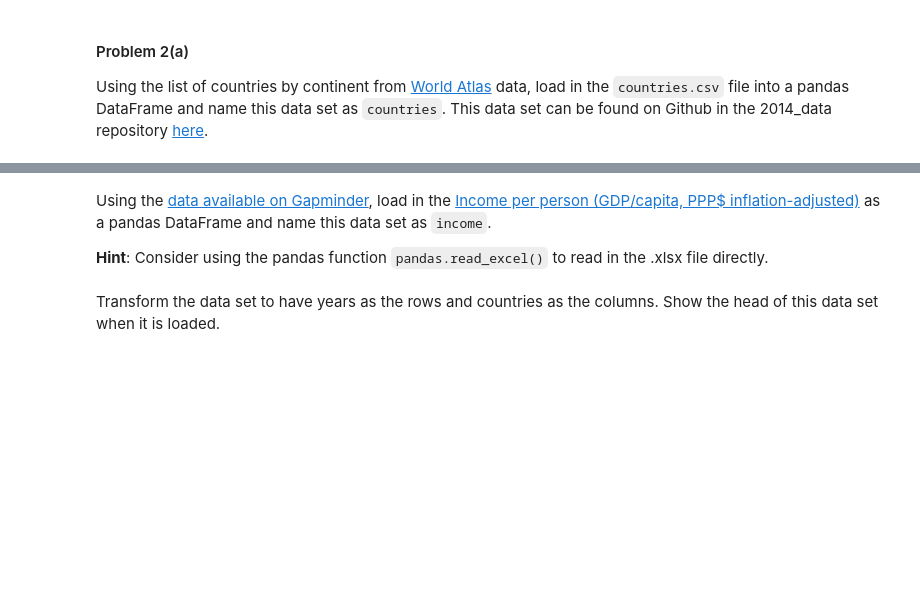
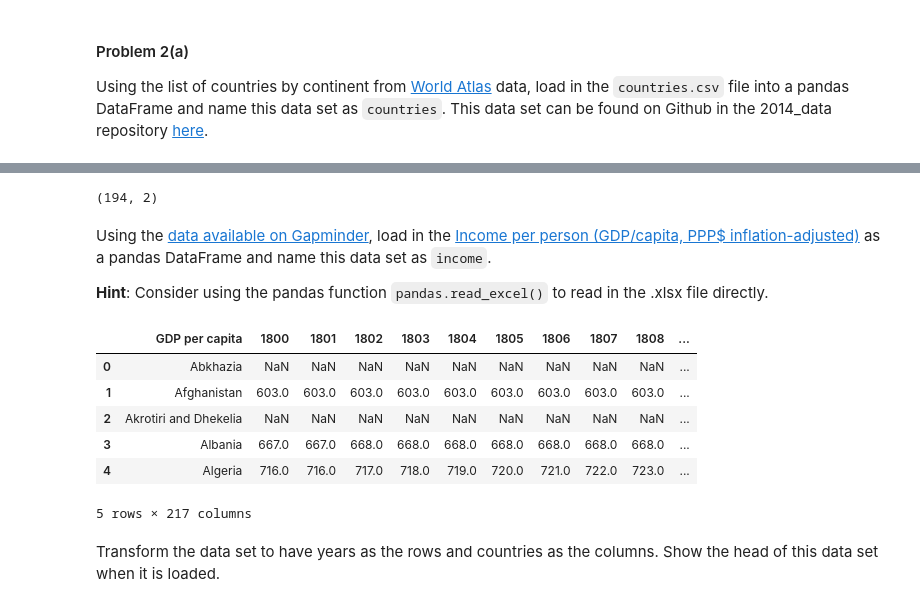
Before and after one commit to lrnzfontana/2014, a Jupyter notebook: homework/HW1.ipynb, the cells around one changed output, grey strips where cells are left out. Drawn from its saved outputs; the diff is of its cells as text; code cells hidden in the pictures; blank space fills up the shorter version.

```diff
--- a/homework/HW1.ipynb
+++ b/homework/HW1.ipynb
@@ -211,3 +227,7 @@ Using the list of countries by continent from [World Atlas](http://www.worldatla
+# %%
+countries.shape
+# %% [output]
+(194, 2)
 # %% [markdown]
 Using the [data available on Gapminder](http://www.gapminder.org/data/), load in the [Income per person (GDP/capita, PPP$ inflation-adjusted)](https://spreadsheets.google.com/pub?key=phAwcNAVuyj1jiMAkmq1iMg&gid=0) as a pandas DataFrame and name this data set as `income`.
 
@@ -217,2 +235,15 @@ Using the [data available on Gapminder](http://www.gapminder.org/data/), load in
+# %%
+#your code here
+income = pd.read_excel('C:\\Users\\loren\\Desktop\\CS109_2018\\2014_data\\gpd.xlsx.xlsx')
+# %%
+income.head()
+# %% [output]
+|  | GDP per capita | 1800 | 1801 | 1802 | 1803 | 1804 | 1805 | 1806 | 1807 | 1808 | ... |
+| 0 | Abkhazia | NaN | NaN | NaN | NaN | NaN | NaN | NaN | NaN | NaN | ... |
+| 1 | Afghanistan | 603.0 | 603.0 | 603.0 | 603.0 | 603.0 | 603.0 | 603.0 | 603.0 | 603.0 | ... |
+| 2 | Akrotiri and Dhekelia | NaN | NaN | NaN | NaN | NaN | NaN | NaN | NaN | NaN | ... |
+| 3 | Albania | 667.0 | 667.0 | 668.0 | 668.0 | 668.0 | 668.0 | 668.0 | 668.0 | 668.0 | ... |
+| 4 | Algeria | 716.0 | 716.0 | 717.0 | 718.0 | 719.0 | 720.0 | 721.0 | 722.0 | 723.0 | ... |
+5 rows × 217 columns
 # %% [markdown]
 Transform the data set to have years as the rows and countries as the columns. Show the head of this data set when it is loaded.
```
Also changed, not shown: parts of 32 cells of this notebook.
